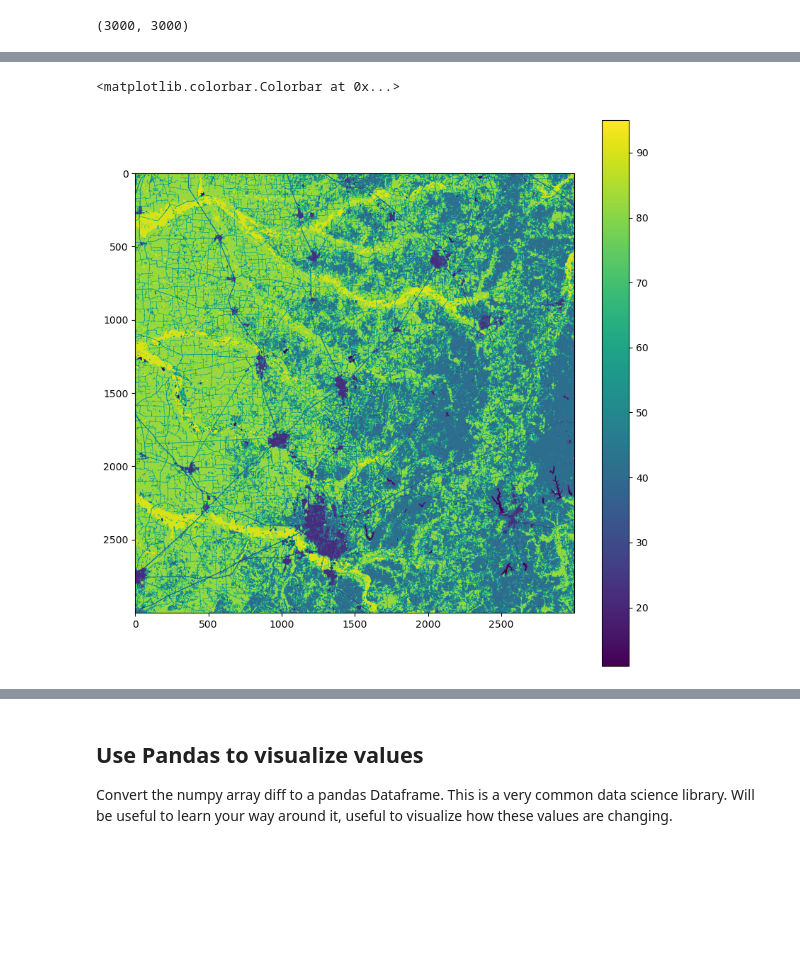
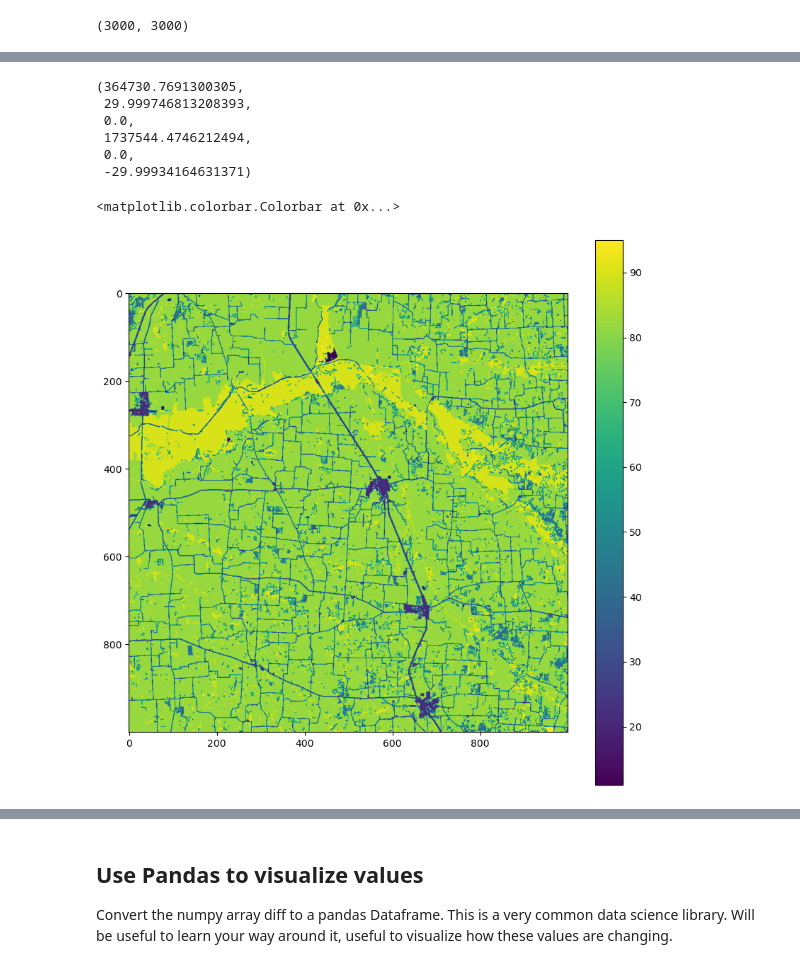
Before and after one commit to VandyDataScience/land-trust, a Jupyter notebook: 11-gdal-testing.ipynb, the cells around one changed output, grey strips where cells are left out. Drawn from its saved outputs; the diff is of its cells as text; code cells hidden in the pictures; blank space fills up the shorter version.

```diff
--- a/11-gdal-testing.ipynb
+++ b/11-gdal-testing.ipynb
@@ -21,0 +24,2 @@ ds_2004 = gdal.Open(file_2004)
+# %%
+ds_2001_t = gdal.Open('./data/ds_2001_t.tif')
@@ -64,3 +129,7 @@ array_2004 = band_2004.ReadAsArray()
 array_2001.shape
 # %% [output]
 (17975, 35165)
+# %%
+band_2001_t = ds_2001_t.GetRasterBand(1)
+array_2001_t = band_2001_t.ReadAsArray()
+array_2001_t.shape
@@ -82,12 +179,22 @@ subset_2001.shape # 3000 x 3000 seems to work. You can try bigger.
+# %%
+gt = ds_2001.GetGeoTransform()
+gt
+# %% [output]
+(364730.7691300305,
+ 29.999746813208393,
+ 0.0,
+ 1737544.4746212494,
+ 0.0,
+ -29.99934164631371)
 # %%
 # Display raster band using matplotlib
 
 plt.figure(figsize=(10, 10))
-plt.imshow(subset_2001)
+plt.imshow(array_2001_t)
 plt.colorbar()
 # %% [output]
 <matplotlib.colorbar.Colorbar at 0x...>
-[figure, old version]
+[figure, new version]
 # %%
 # Display difference
 
```
Also changed, not shown: parts of 21 cells of this notebook.
